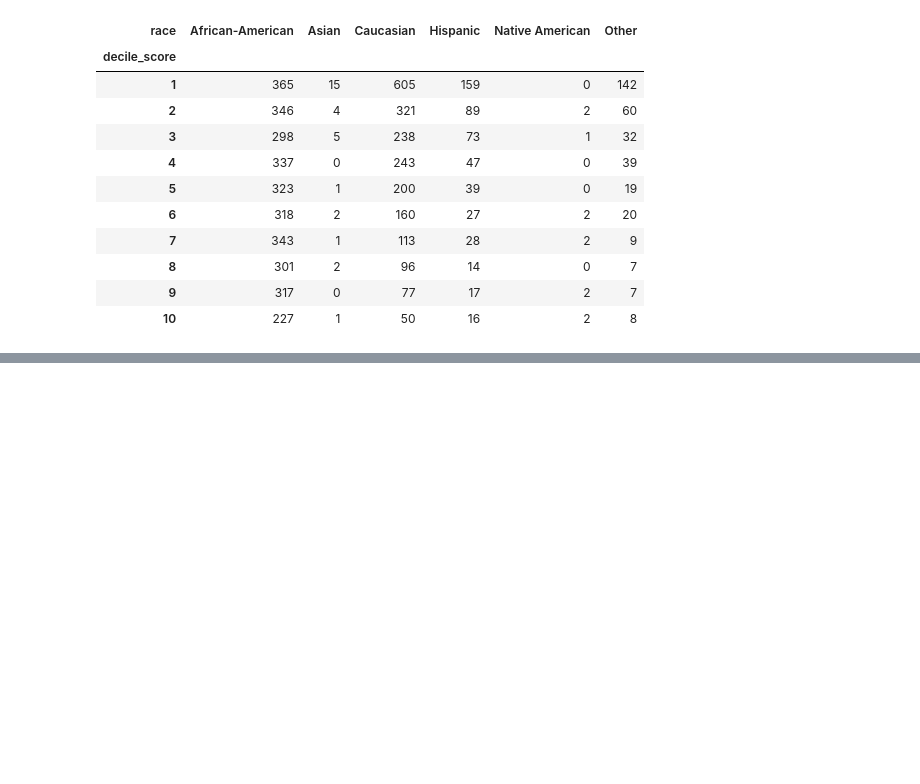
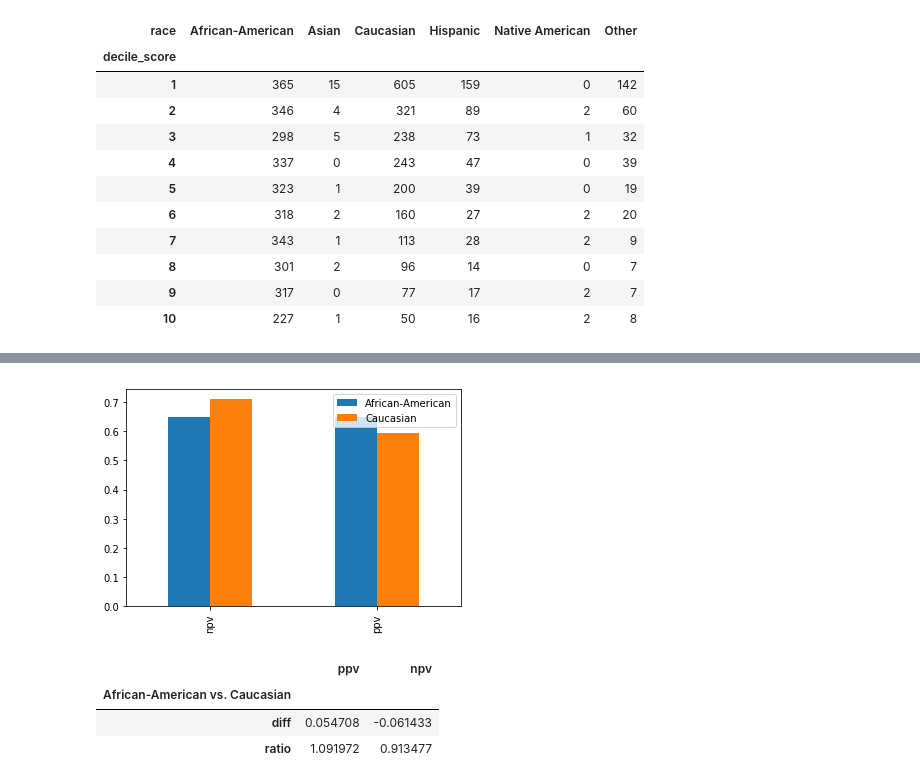
Before and after one commit to ResponsiblyAI/responsibly, a Jupyter notebook: docs/notebooks/demo-compas-analysis.ipynb, the cells around one changed output, grey strips where cells are left out. Saved outputs shown, nothing was run; the diff lists cells and outputs as text; code cells hidden in the pictures; blank space fills up the shorter version.

```diff
--- a/docs/notebooks/demo-compas-analysis.ipynb
+++ b/docs/notebooks/demo-compas-analysis.ipynb
@@ -132,0 +181,17 @@ pd.crosstab(df['decile_score'], df['race'])
+# %%
+suff, suff_cmp = sufficiency_binary(df_race_focused['two_year_recid'],
+                                   (df_race_focused['decile_score'] > 4),
+                                   df_race_focused['race'],
+                                   'Caucasian',
+                                   as_df=True)
+# %%
+suff.plot(kind='bar');
+# %% [output]
+[figure, added]
+# %%
+suff_cmp
+# %% [output]
+|  | ppv | npv |
+| African-American vs. Caucasian |  |  |
+| diff | 0.054708 | -0.061433 |
+| ratio | 1.091972 | 0.913477 |
```
Also changed, not shown: parts of 11 cells of this notebook, 6 other files.
